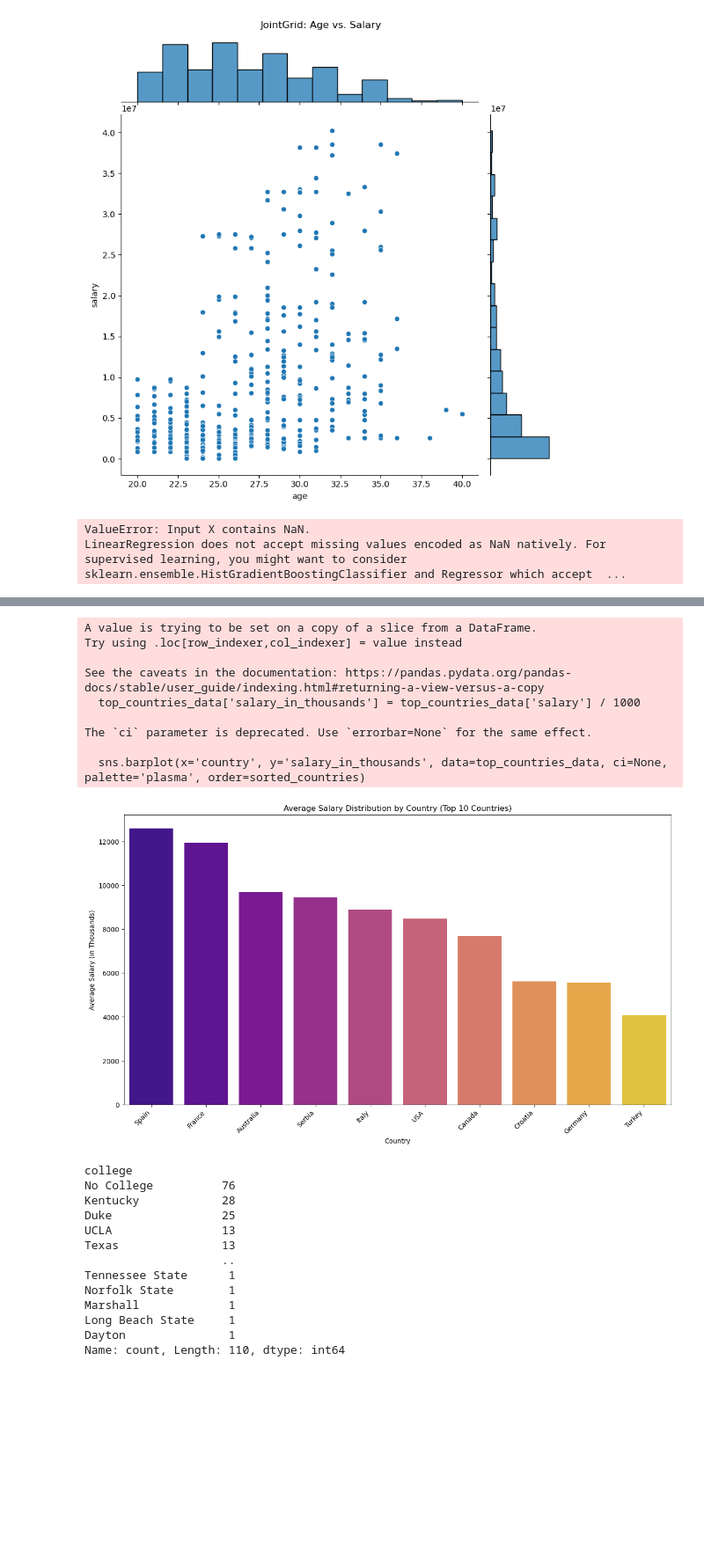
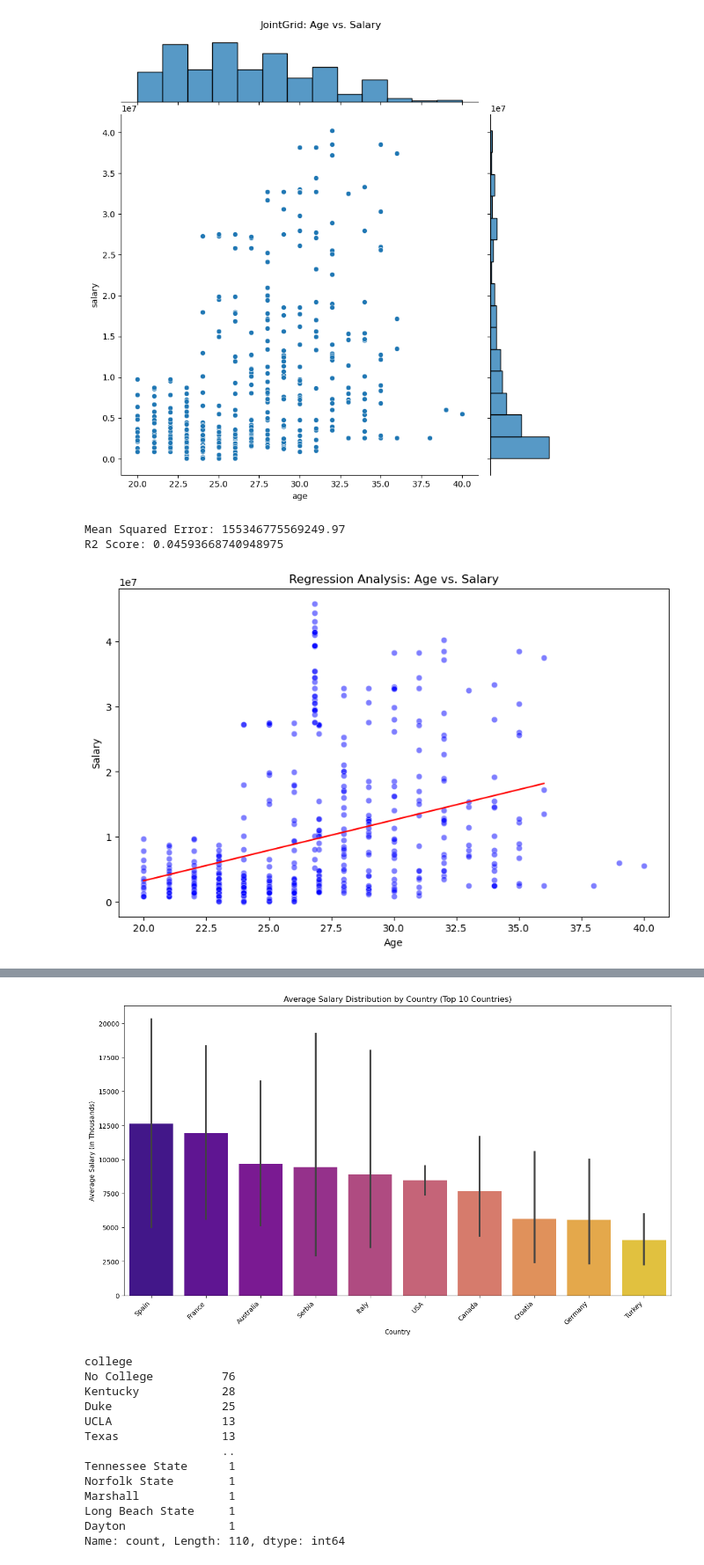
Before and after one commit to denizsimsek8/DATA-SCIENCE-PROJECT, a Jupyter notebook: NBA2K20.ipynb, the cells around one changed output, grey strips where cells are left out. Shown at 88% size. Saved outputs shown, nothing was run; the diff lists cells and outputs as text; code cells hidden in the pictures; blank space fills up the shorter version.

```diff
--- a/NBA2K20.ipynb
+++ b/NBA2K20.ipynb
@@ -505,11 +473,12 @@ plt.show()
 # %%
 #Regresyon analizi ile agelere göre maaş tahmininde bulunma
 
+data['age'].fillna(data['age'].mean(), inplace=True)
+data['salary'].fillna(data['salary'].mean(), inplace=True)
 X = data['age'].values.reshape(-1, 1)
 y = data['salary'].values
 X_train, X_test, y_train, y_test = train_test_split(X, y, test_size=0.2, random_state=42)
 
-# Modeli oluştur ve eğit
 model = LinearRegression()
 model.fit(X_train, y_train)
 
@@ -523,7 +492,7 @@ r2 = r2_score(y_test, y_pred)
 print(f'Mean Squared Error: {mse}')
 print(f'R2 Score: {r2}')
 
-# Regresyon çizgisini ve scatter plot'u görselleştirme
+# Görselleştirme
 plt.figure(figsize=(10, 6))
 sns.scatterplot(x='age', y='salary', data=data, color='blue', alpha=0.5)
 sns.lineplot(x=X_test.flatten(), y=y_pred, color='red')
@@ -532,8 +501,9 @@ plt.xlabel('Age')
 plt.ylabel('Salary')
 plt.show()
 # %% [output]
-ValueError: Input X contains NaN.
-LinearRegression does not accept missing values encoded as NaN natively. For supervised learning, you might want to consider sklearn.ensemble.HistGradientBoostingClassifier and Regressor which accept  ...
+Mean Squared Error: 155346775569249.97
+R2 Score: 0.04593668740948975
+[figure, added]
 # %%
 unique_players = data.drop_duplicates(subset='player_name', keep='first')
 country_counts = unique_players['country'].value_counts()
@@ -571,35 +545,14 @@ fig.show()
 # %%
-# En çok temsil edilen ilk 10 ülkeleri seçme
-top_countries = unique_players['country'].value_counts().nlargest(10).index
-
-# Seçilen ülkelerin oyuncularını içeren bir alt veri çerçevesi oluşturma
-top_countries_data = unique_players[unique_players['country'].isin(top_countries)]
-
-# Daha anlamlı hale getirmek için salary'leri binler cinsinden ifade etme
-top_countries_data['salary_in_thousands'] = top_countries_data['salary'] / 1000
-
-# Ülkeleri ortalama maaşa göre sırala
-sorted_countries = top_countries_data.groupby('country')['salary_in_thousands'].mean().sort_values(ascending=False).index
-
-# Çubuk grafiği oluşturma
+# En çok temsil edilen ilk 10 ülkeyi ortalama ücretlerine göre sıralama
 plt.figure(figsize=(15, 8))
-sns.barplot(x='country', y='salary_in_thousands', data=top_countries_data, ci=None, palette='plasma', order=sorted_countries)
+sns.barplot(x='country', y='salary_in_thousands', data=top_countries_data, palette='plasma', order=sorted_countries)
 plt.xticks(rotation=45, ha='right')
 plt.xlabel('Country')
 plt.ylabel('Average Salary (in Thousands)')
 plt.title('Average Salary Distribution by Country (Top 10 Countries)')
 plt.show()
 # %% [output]
-A value is trying to be set on a copy of a slice from a DataFrame.
-Try using .loc[row_indexer,col_indexer] = value instead
-
-See the caveats in the documentation: https://pandas.pydata.org/pandas-docs/stable/user_guide/indexing.html#returning-a-view-versus-a-copy
-  top_countries_data['salary_in_thousands'] = top_countries_data['salary'] / 1000
-
-The `ci` parameter is deprecated. Use `errorbar=None` for the same effect.
-
-  sns.barplot(x='country', y='salary_in_thousands', data=top_countries_data, ci=None, palette='plasma', order=sorted_countries)
-[figure, old version]
+[figure, new version]
 # %%
 data['college'].value_counts()
 # %% [output]
```
Also changed, not shown: parts of 55 cells of this notebook.
